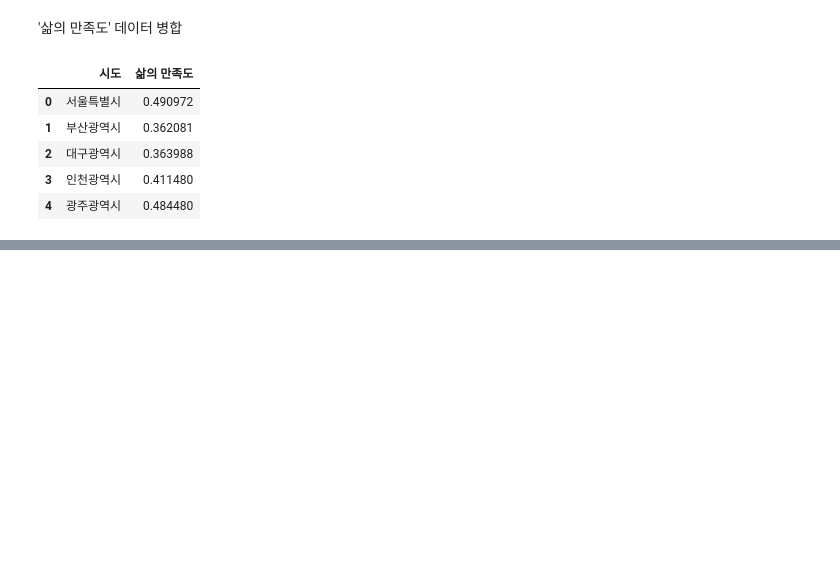
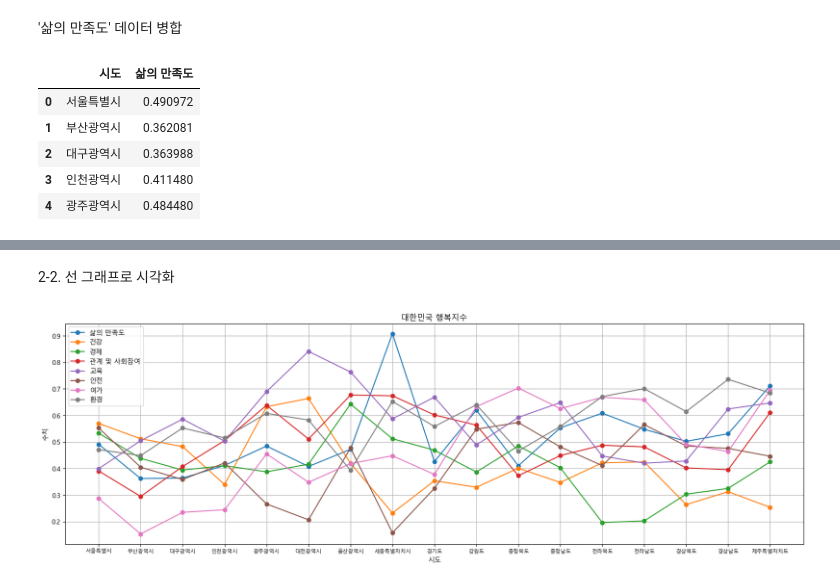
Before and after one commit to KimDongHyun0907/Sesac_openAI, a Jupyter notebook: 데이터 분석 및 시각화/판다스/행복지수 데이터 분석_작업.ipynb, the cells around one changed output, grey strips where cells are left out. Drawn from its saved outputs; the diff is of its cells as text; code cells hidden in the pictures; blank space fills up the shorter version.

```diff
--- a/데이터 분석 및 시각화/판다스/행복지수 데이터 분석_작업.ipynb
+++ b/데이터 분석 및 시각화/판다스/행복지수 데이터 분석_작업.ipynb
@@ -110,0 +179,2 @@ happy_merge.head()
+# %%
+happy_merge.set_index('시도').mean(axis=1)
@@ -110,0 +215,23 @@ happy_merge.head()
+# %% [markdown]
+2-2. 선 그래프로 시각화
+# %%
+import matplotlib.pyplot as plt
+import seaborn as sns
+
+plt.rcParams['font.family'] = 'Malgun Gothic'
+
+plt.figure(figsize=(20,6))
+items = list(happy_merge.columns[1:])
+for a in items:
+    chartdata = happy_merge[a]
+    plt.plot(chartdata, marker='o', label = a)
+
+plt.xlabel('시도')
+plt.ylabel('수치')
+plt.xticks(range(len(happy_merge['시도'])), happy_merge['시도'], fontsize=8)
+plt.title('대한민국 행복지수')
+plt.legend()
+plt.grid()
+plt.show()
+# %% [output]
+[figure, added]
```
Also changed, not shown: parts of 37 cells of this notebook.
